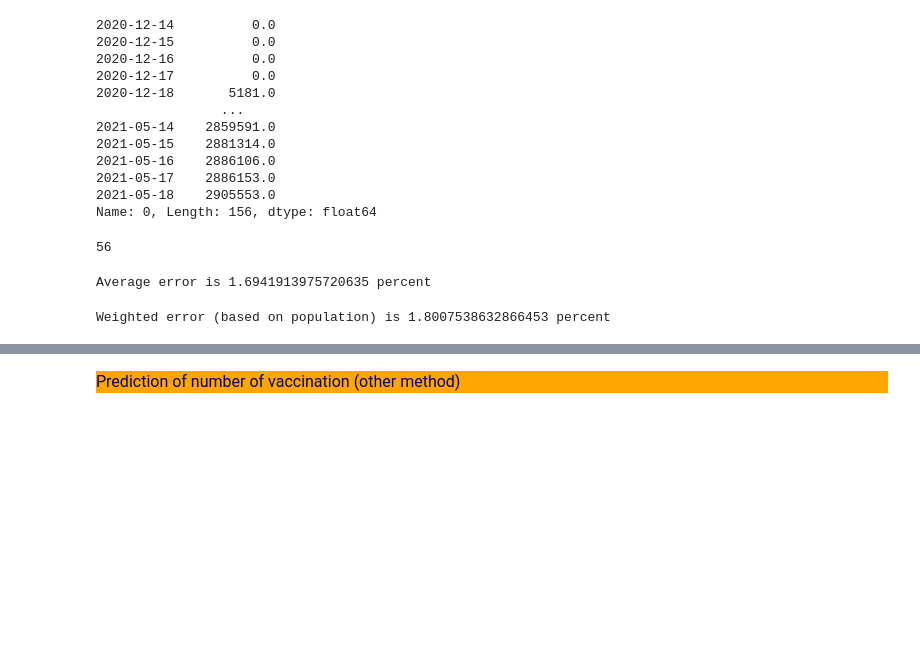
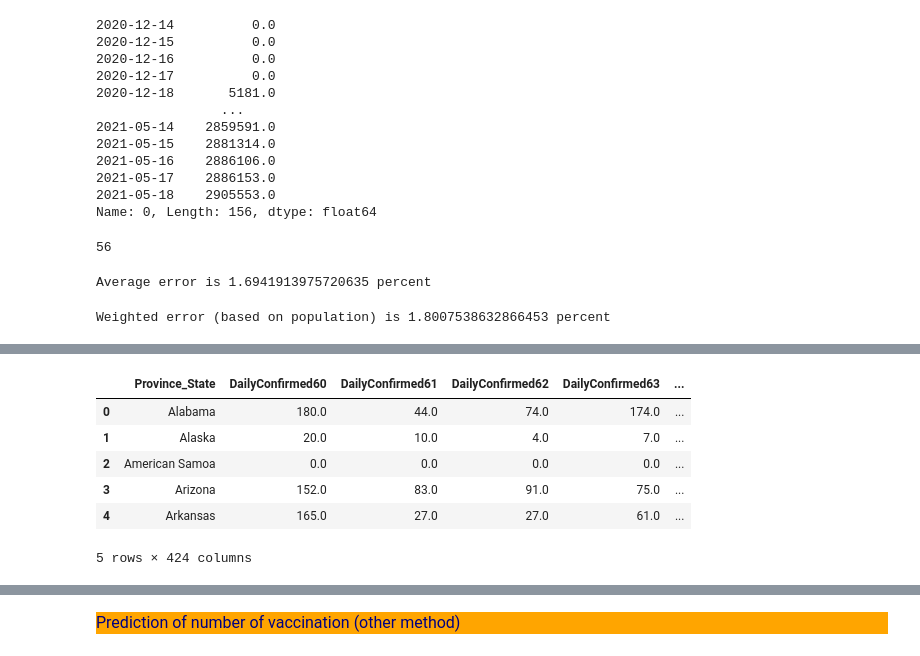
Before and after one commit to samuel-cowin/COVID-19_Analysis, a Jupyter notebook: LSTM/227_LSTM.ipynb, the cells around one changed output, grey strips where cells are left out. Saved outputs shown, nothing was run; the diff lists cells and outputs as text; code cells hidden in the pictures; blank space fills up the shorter version.

```diff
--- a/LSTM/227_LSTM.ipynb
+++ b/LSTM/227_LSTM.ipynb
@@ -414,0 +455,12 @@ Weighted error (based on population) is 1.8007538632866453 percent
+# %%
+Daily_Confirmed = pd.read_csv("DailyConfirmed.csv")
+Daily_Confirmed = Daily_Confirmed.drop("Unnamed: 0", axis=1)
+Daily_Confirmed.head()
+# %% [output]
+|  | Province_State | DailyConfirmed60 | DailyConfirmed61 | DailyConfirmed62 | DailyConfirmed63 | ... |
+| 0 | Alabama | 180.0 | 44.0 | 74.0 | 174.0 | ... |
+| 1 | Alaska | 20.0 | 10.0 | 4.0 | 7.0 | ... |
+| 2 | American Samoa | 0.0 | 0.0 | 0.0 | 0.0 | ... |
+| 3 | Arizona | 152.0 | 83.0 | 91.0 | 75.0 | ... |
+| 4 | Arkansas | 165.0 | 27.0 | 27.0 | 61.0 | ... |
+5 rows × 424 columns
```
Also changed, not shown: parts of 17 cells of this notebook.
